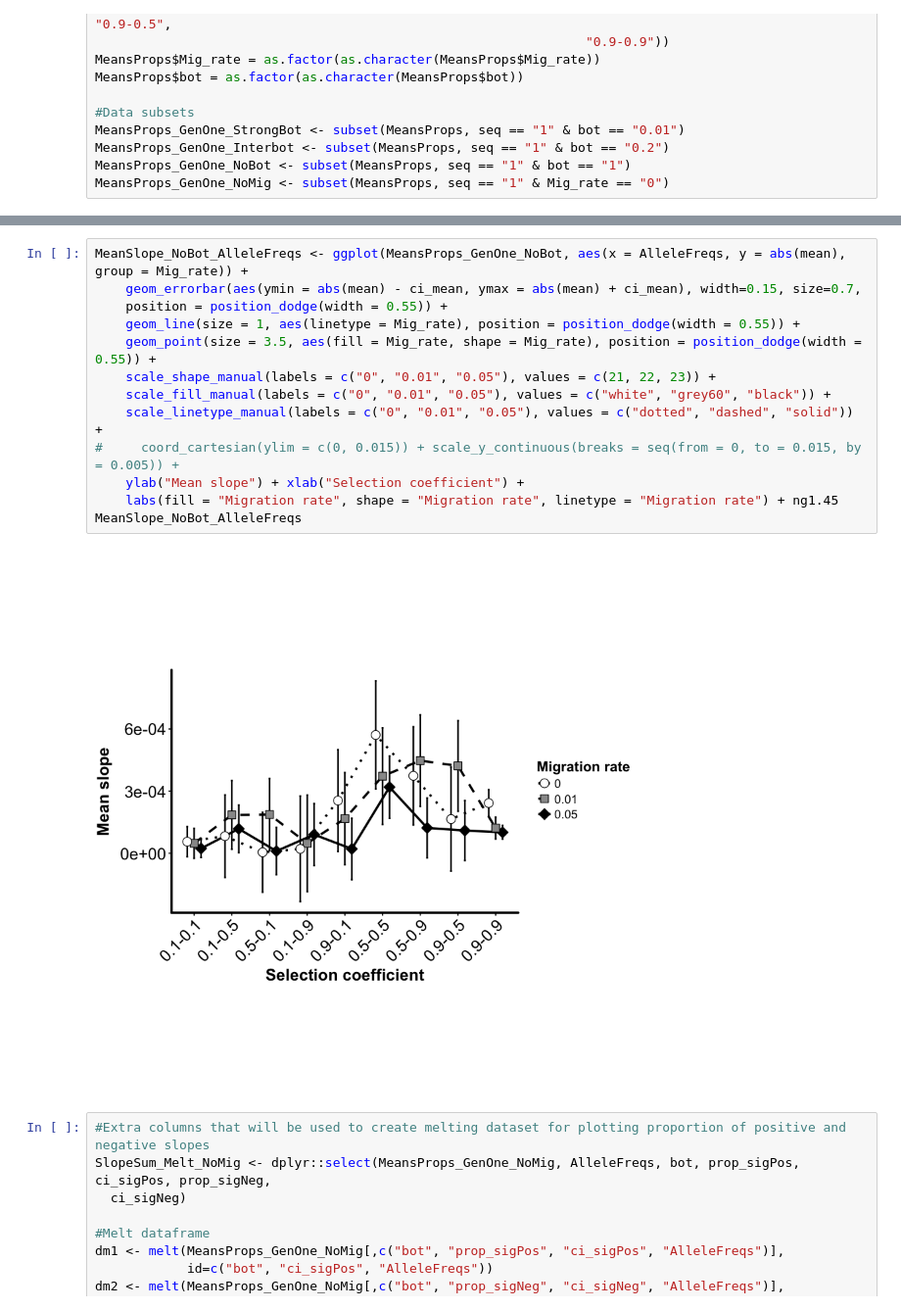
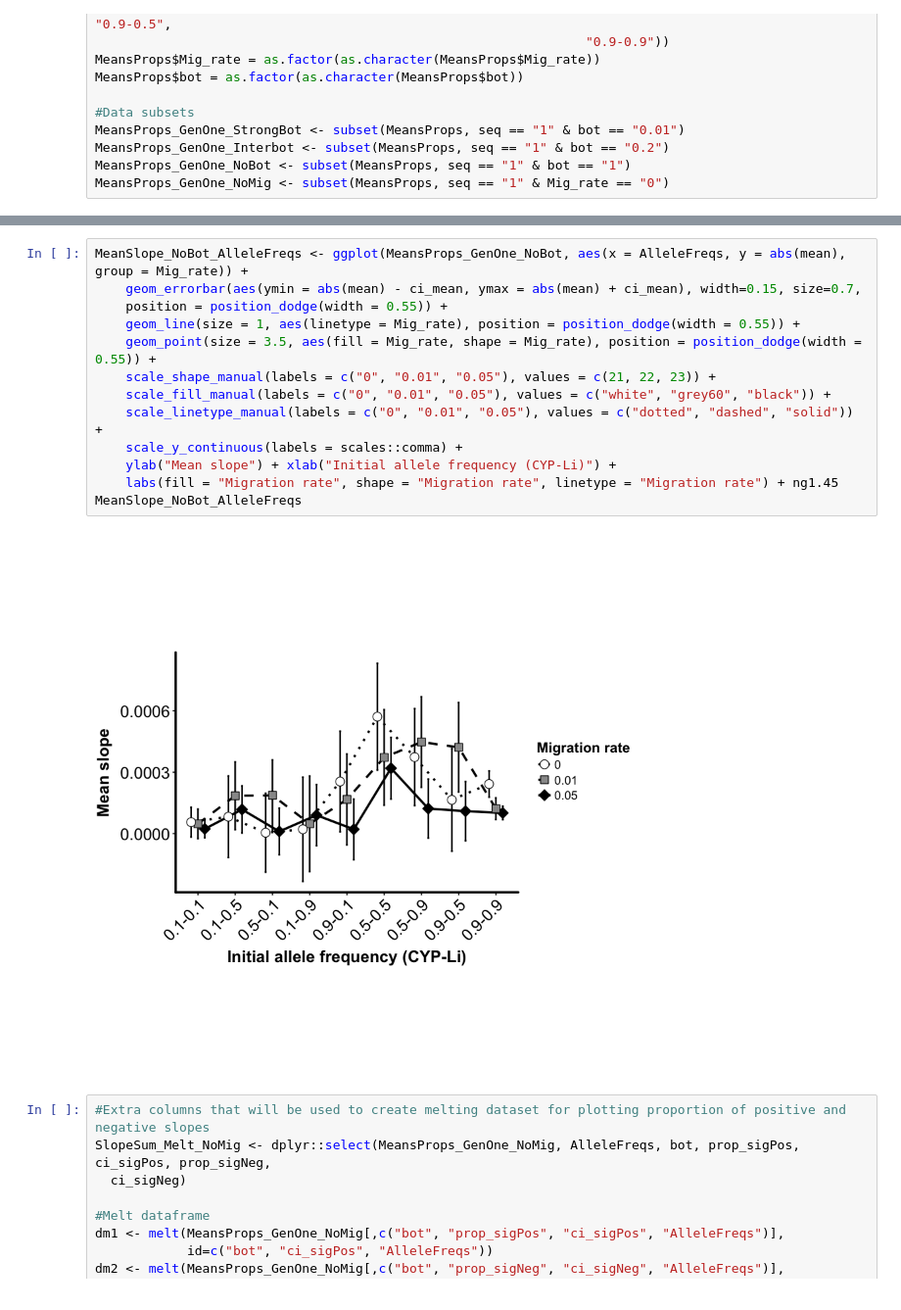
Before and after one commit to James-S-Santangelo/Simulating-Evolutionary-Clines-SEC-, a Jupyter notebook: SEC_Notebooks/R_Notebooks/oneFill_Bottlenecks_AlelleFreq.ipynb, the cells around one changed output, grey strips where cells are left out. Shown at 98% size. Saved outputs shown, nothing was run; the diff lists cells and outputs as text.

```diff
--- a/SEC_Notebooks/R_Notebooks/oneFill_Bottlenecks_AlelleFreq.ipynb
+++ b/SEC_Notebooks/R_Notebooks/oneFill_Bottlenecks_AlelleFreq.ipynb
@@ -147,18 +152,18 @@ MeanSlope_InterBot_AlleleFreqs
 # %%
 MeanSlope_NoBot_AlleleFreqs <- ggplot(MeansProps_GenOne_NoBot, aes(x = AlleleFreqs, y = abs(mean), group = Mig_rate)) +
     geom_errorbar(aes(ymin = abs(mean) - ci_mean, ymax = abs(mean) + ci_mean), width=0.15, size=0.7,
     position = position_dodge(width = 0.55)) +
     geom_line(size = 1, aes(linetype = Mig_rate), position = position_dodge(width = 0.55)) +
     geom_point(size = 3.5, aes(fill = Mig_rate, shape = Mig_rate), position = position_dodge(width = 0.55)) +
     scale_shape_manual(labels = c("0", "0.01", "0.05"), values = c(21, 22, 23)) +
     scale_fill_manual(labels = c("0", "0.01", "0.05"), values = c("white", "grey60", "black")) +
     scale_linetype_manual(labels = c("0", "0.01", "0.05"), values = c("dotted", "dashed", "solid")) +
-#     coord_cartesian(ylim = c(0, 0.015)) + scale_y_continuous(breaks = seq(from = 0, to = 0.015, by = 0.005)) +
-    ylab("Mean slope") + xlab("Selection coefficient") +
+    scale_y_continuous(labels = scales::comma) +
+    ylab("Mean slope") + xlab("Initial allele frequency (CYP-Li)") +
     labs(fill = "Migration rate", shape = "Migration rate", linetype = "Migration rate") + ng1.45
 MeanSlope_NoBot_AlleleFreqs
 # %% [output]
-[figure, old version]
+[figure, new version]
 # %%
 #Extra columns that will be used to create melting dataset for plotting proportion of positive and negative slopes
 SlopeSum_Melt_NoMig <- dplyr::select(MeansProps_GenOne_NoMig, AlleleFreqs, bot, prop_sigPos, ci_sigPos, prop_sigNeg,
```
Also changed, not shown: parts of 7 cells of this notebook, 8 other files.
